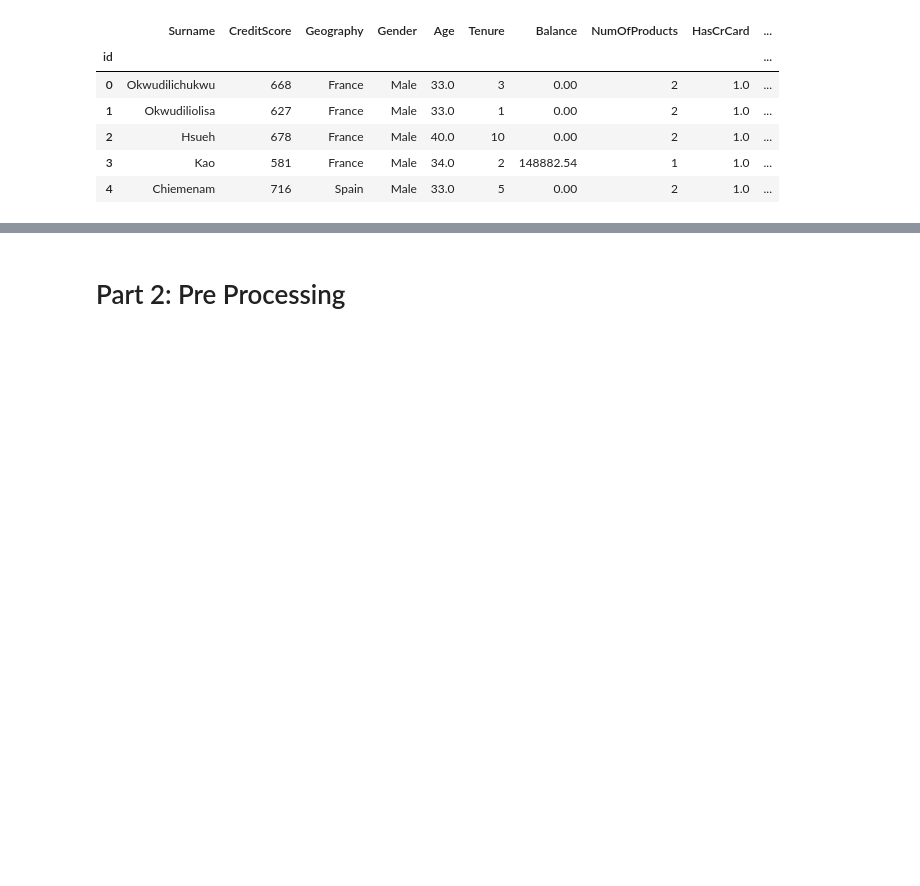
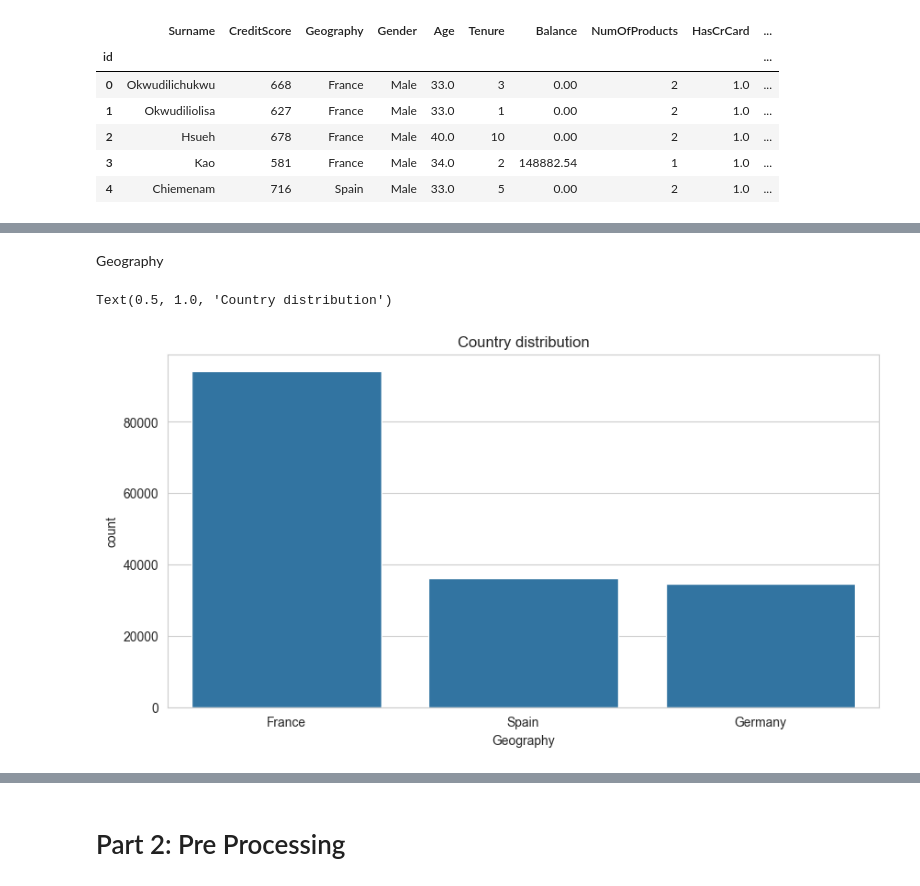
Before and after one commit to fernandohitmas/unstructured_data_mining, a Jupyter notebook: scripts/activity1.ipynb, the cells around one changed output, grey strips where cells are left out. Saved outputs shown, nothing was run; the diff lists cells and outputs as text; code cells hidden in the pictures; blank space fills up the shorter version.

```diff
--- a/scripts/activity1.ipynb
+++ b/scripts/activity1.ipynb
@@ -95,0 +111,9 @@ train.head()
+# %% [markdown]
+Geography
+# %%
+plt.subplots(figsize=(10,5))
+sns.countplot(train, x='Geography')
+plt.title('Country distribution')
+# %% [output]
+Text(0.5, 1.0, 'Country distribution')
+[figure, added]
```
Also changed, not shown: parts of 7 cells of this notebook.
